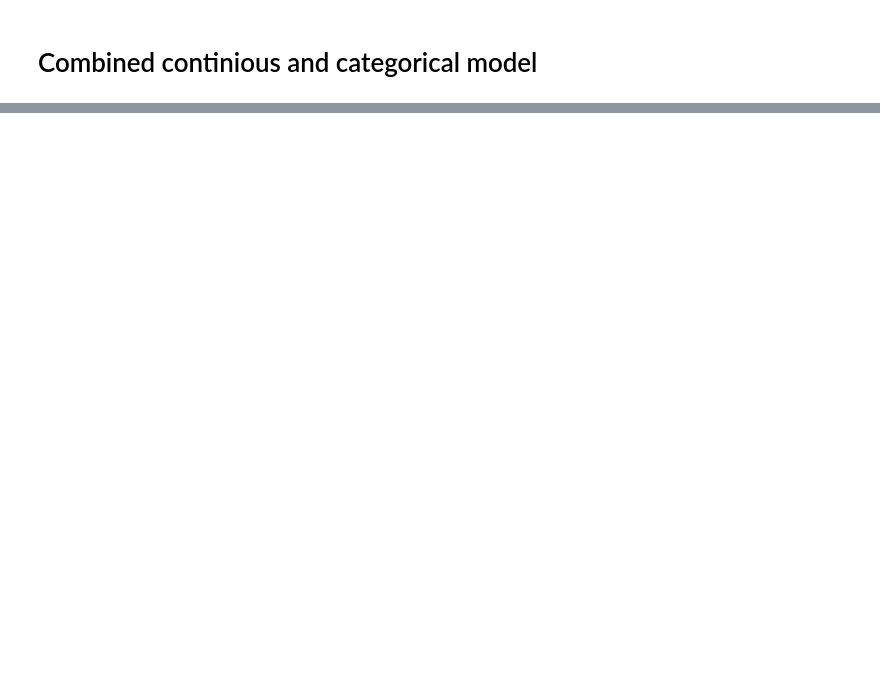
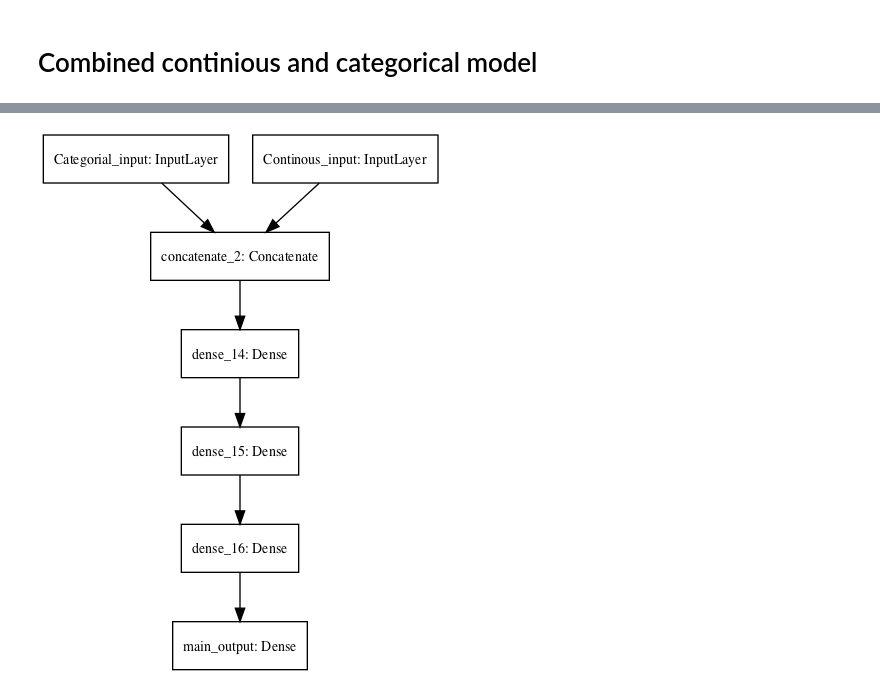
Before and after one commit to gittinic/mlp_final_proj_fake_news, a Jupyter notebook: TensorFlow_Setup.ipynb, the cells around one changed output, grey strips where cells are left out. Saved outputs shown, nothing was run; the diff lists cells and outputs as text; code cells hidden in the pictures; blank space fills up the shorter version.

```diff
--- a/TensorFlow_Setup.ipynb
+++ b/TensorFlow_Setup.ipynb
@@ -463,5 +502,5 @@ x = Dense(64, activation='relu')(x)
 
 main_output = Dense(4, activation='softmax', name='main_output')(x) # from example # 1, 3 or 4
 # %%
-model = Model(inputs=[cat_input, con_input], outputs=[main_output])
+model_total = Model(inputs=[cat_input, con_input], outputs=[main_output])
 # %%
@@ -469,5 +526,7 @@ model.summary()
 # %%
-plot_model(model, to_file='Images/model_combined.png')
+plot_model(model_total, to_file='Images/model_combined.png')
 from IPython.display import Image
 Image("Images/model_combined.png")
+# %% [output]
+[figure, added]
 # %%
```
Also changed, not shown: parts of 25 cells of this notebook, 6 other files.
